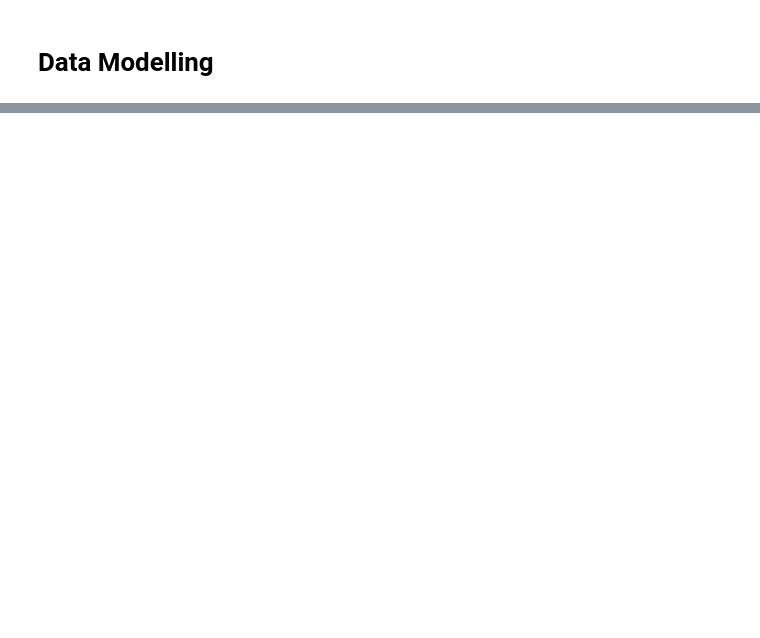
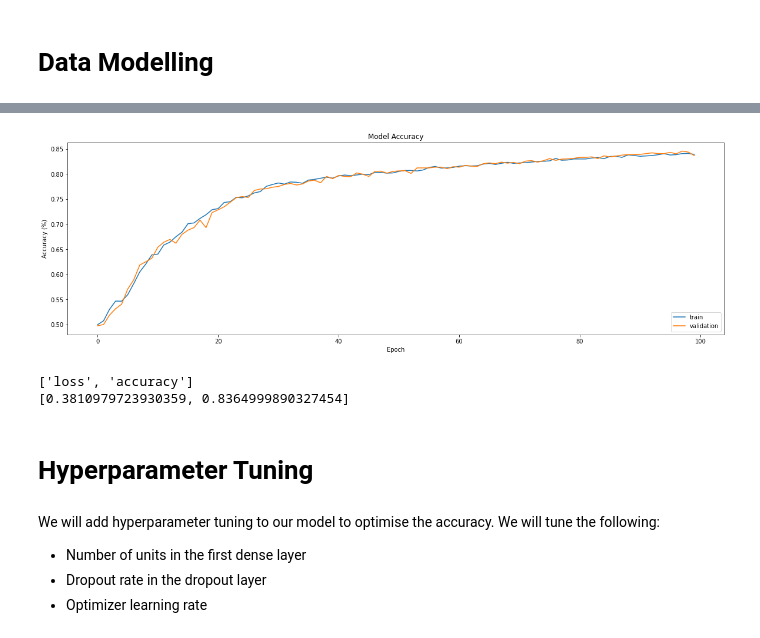
Before and after one commit to aprilyeah/is-it-a-dog, a Jupyter notebook: make-model.ipynb, the cells around one changed output, grey strips where cells are left out. Cells and saved outputs as stored; diff of their text form; code cells hidden in the pictures; blank space fills up the shorter version.

```diff
--- a/make-model.ipynb
+++ b/make-model.ipynb
@@ -232,0 +338,29 @@ model.save('output/my_model')
+# %%
+def plotAccuracy(history):
+    plt.figure(figsize=(20,6))
+    plt.plot(history.history['accuracy'], label='accuracy')
+    plt.plot(history.history['val_accuracy'], label = 'val_accuracy')
+    plt.title('Model Accuracy')
+    plt.xlabel('Epoch')
+    plt.ylabel('Accuracy (%)')
+    plt.legend(['train', 'validation'], loc='lower right')
+    plt.show()
+
+plotAccuracy(history)
+# %% [output]
+[figure, added]
+# %%
+score = model.evaluate(test_x, test_y, batch_size=100, verbose=0)
+print(model.metrics_names)
+print(score)
+# %% [output]
+['loss', 'accuracy']
+[0.3810979723930359, 0.8364999890327454]
+# %% [markdown]
+# Hyperparameter Tuning
+# %% [markdown]
+We will add hyperparameter tuning to our model to optimise the accuracy. We will tune the following:
+
+* Number of units in the first dense layer
+* Dropout rate in the dropout layer
+* Optimizer learning rate
```
Also changed, not shown: parts of 30 cells of this notebook, 3 other files.
